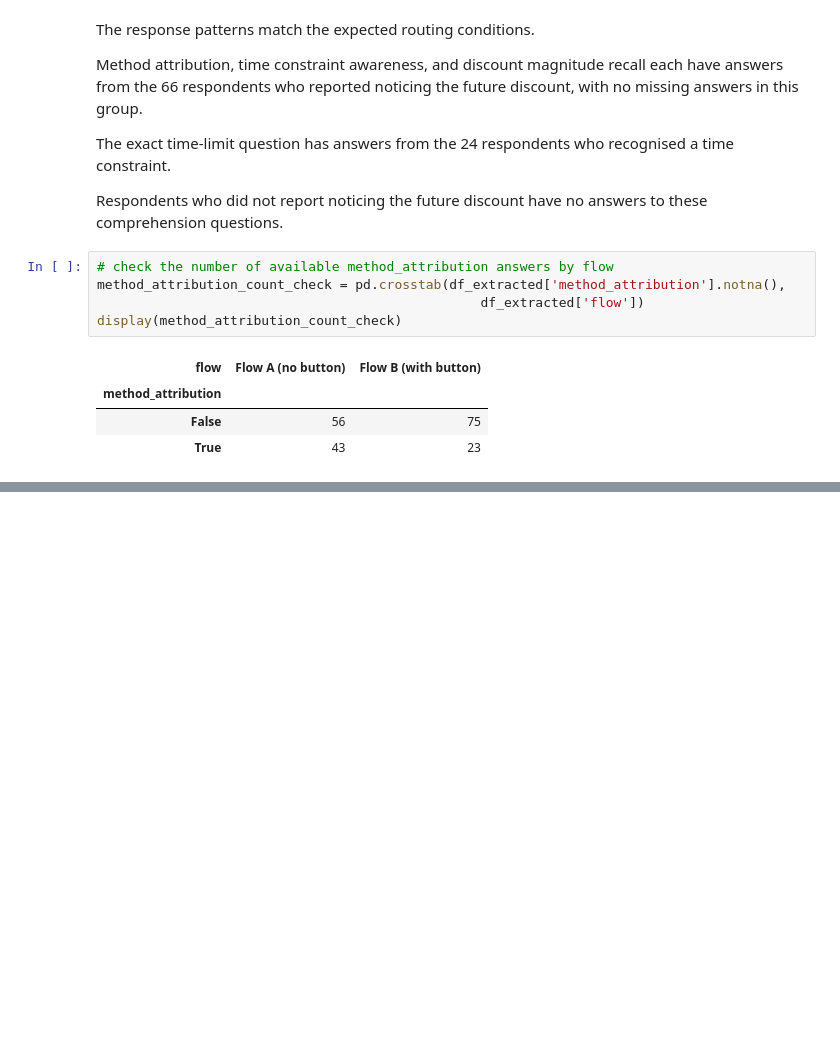
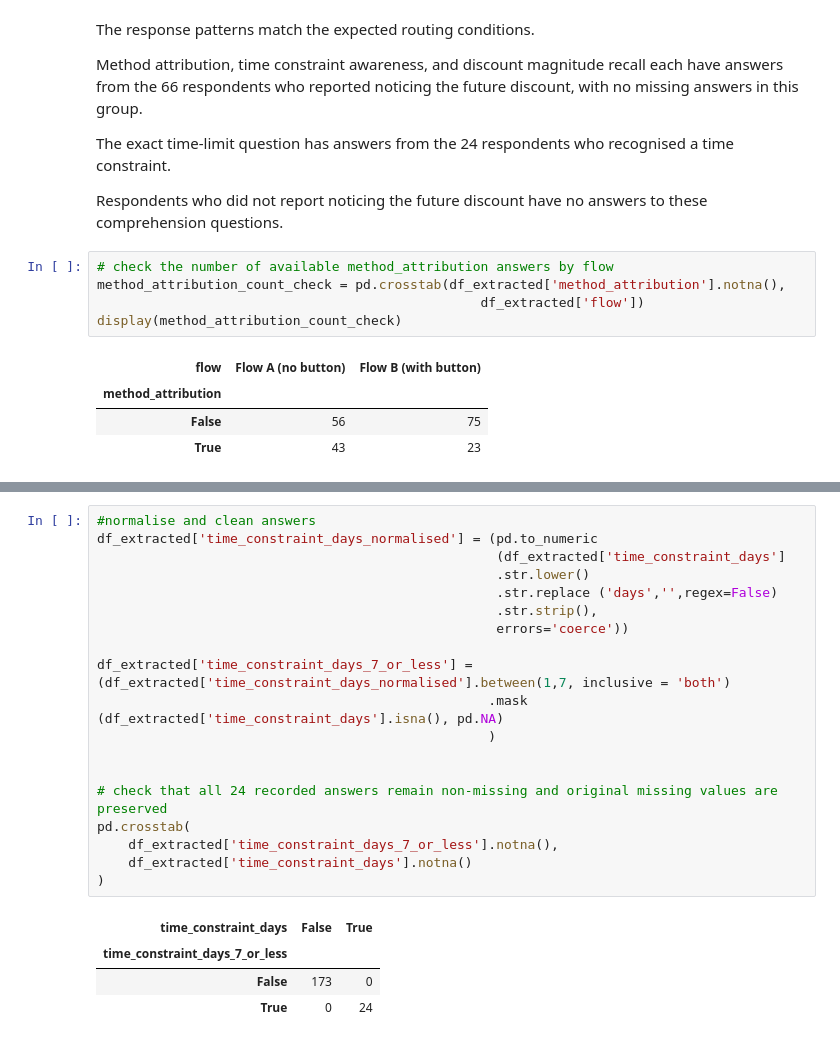
Before and after one commit to elena-kolo/payment-flow-experimentation-analysis, a Jupyter notebook: notebooks/03_prototype_analysis.ipynb, the cells around one changed output, grey strips where cells are left out. Drawn from its saved outputs; the diff is of its cells as text; blank space fills up the shorter version.

```diff
--- a/notebooks/03_prototype_analysis.ipynb
+++ b/notebooks/03_prototype_analysis.ipynb
@@ -998,0 +1078,24 @@ The analysis will be descriptive. Results will apply to respondents in Flow A wh
+# %%
+#normalise and clean answers
+df_extracted['time_constraint_days_normalised'] = (pd.to_numeric
+                                                   (df_extracted['time_constraint_days']
+                                                   .str.lower()
+                                                   .str.replace ('days','',regex=False)
+                                                   .str.strip(),
+                                                   errors='coerce'))
+
+df_extracted['time_constraint_days_7_or_less'] = (df_extracted['time_constraint_days_normalised'].between(1,7, inclusive = 'both')
+                                                  .mask (df_extracted['time_constraint_days'].isna(), pd.NA)
+                                                  )
+
+
+# сheck that all 24 recorded answers remain non-missing and original missing values are preserved
+pd.crosstab(
+    df_extracted['time_constraint_days_7_or_less'].notna(),
+    df_extracted['time_constraint_days'].notna()
+)
+# %% [output]
+| time_constraint_days | False | True |
+| time_constraint_days_7_or_less |  |  |
+| False | 173 | 0 |
+| True | 0 | 24 |
```
Also changed, not shown: parts of 11 cells of this notebook.
